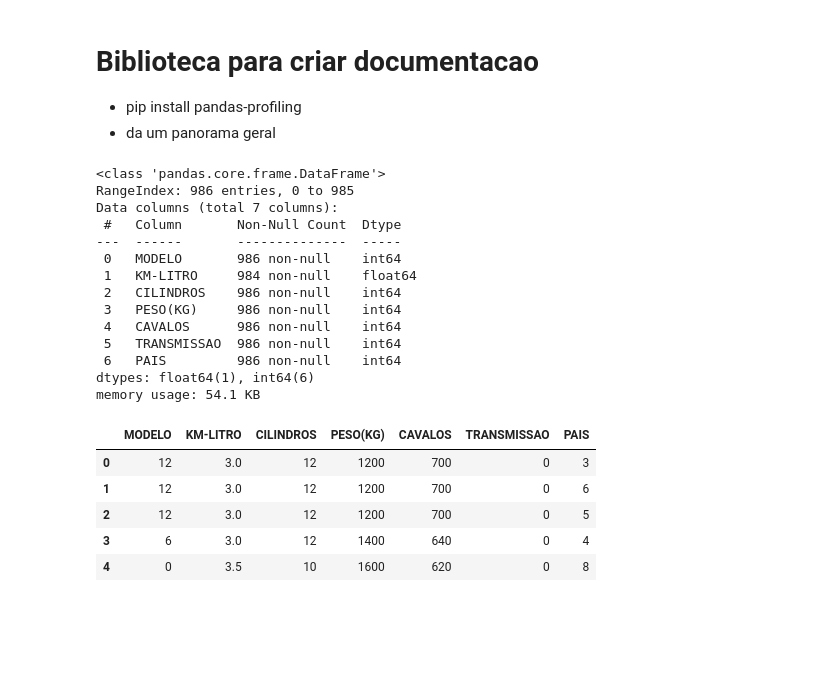
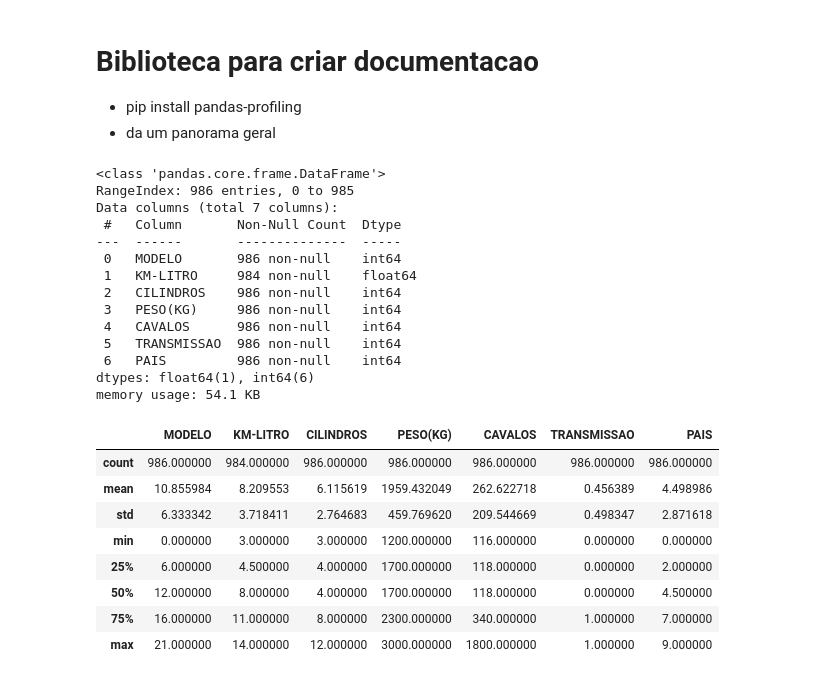
Before and after one commit to CaioHarrys/CURSO-PYTHON-IA, a Jupyter notebook: Analises/Analise Dados/dados.ipynb, the cells around one changed output. Cells and saved outputs as stored; diff of their text form; code cells hidden in the pictures; blank space fills up the shorter version.

```diff
--- a/Analises/Analise Dados/dados.ipynb
+++ b/Analises/Analise Dados/dados.ipynb
@@ -368,25 +368,30 @@ print(dict(zip(lb2.classes_, lb2.transform(lb2.classes_))))
 # %%
 df.info()
 
 df.head()
+
+df.describe()
 # %% [output]
 <class 'pandas.core.frame.DataFrame'>
 RangeIndex: 986 entries, 0 to 985
 Data columns (total 7 columns):
  #   Column       Non-Null Count  Dtype
 ---  ------       --------------  -----
  0   MODELO       986 non-null    int64
  1   KM-LITRO     984 non-null    float64
  2   CILINDROS    986 non-null    int64
  3   PESO(KG)     986 non-null    int64
  4   CAVALOS      986 non-null    int64
  5   TRANSMISSAO  986 non-null    int64
  6   PAIS         986 non-null    int64
 dtypes: float64(1), int64(6)
 memory usage: 54.1 KB
 |  | MODELO | KM-LITRO | CILINDROS | PESO(KG) | CAVALOS | TRANSMISSAO | PAIS |
-| 0 | 12 | 3.0 | 12 | 1200 | 700 | 0 | 3 |
-| 1 | 12 | 3.0 | 12 | 1200 | 700 | 0 | 6 |
-| 2 | 12 | 3.0 | 12 | 1200 | 700 | 0 | 5 |
-| 3 | 6 | 3.0 | 12 | 1400 | 640 | 0 | 4 |
-| 4 | 0 | 3.5 | 10 | 1600 | 620 | 0 | 8 |
+| count | 986.000000 | 984.000000 | 986.000000 | 986.000000 | 986.000000 | 986.000000 | 986.000000 |
+| mean | 10.855984 | 8.209553 | 6.115619 | 1959.432049 | 262.622718 | 0.456389 | 4.498986 |
+| std | 6.333342 | 3.718411 | 2.764683 | 459.769620 | 209.544669 | 0.498347 | 2.871618 |
+| min | 0.000000 | 3.000000 | 3.000000 | 1200.000000 | 116.000000 | 0.000000 | 0.000000 |
+| 25% | 6.000000 | 4.500000 | 4.000000 | 1700.000000 | 118.000000 | 0.000000 | 2.000000 |
+| 50% | 12.000000 | 8.000000 | 4.000000 | 1700.000000 | 118.000000 | 0.000000 | 4.500000 |
+| 75% | 16.000000 | 11.000000 | 8.000000 | 2300.000000 | 340.000000 | 1.000000 | 7.000000 |
+| max | 21.000000 | 14.000000 | 12.000000 | 3000.000000 | 1800.000000 | 1.000000 | 9.000000 |
```
Also changed, not shown: 1 other file.
